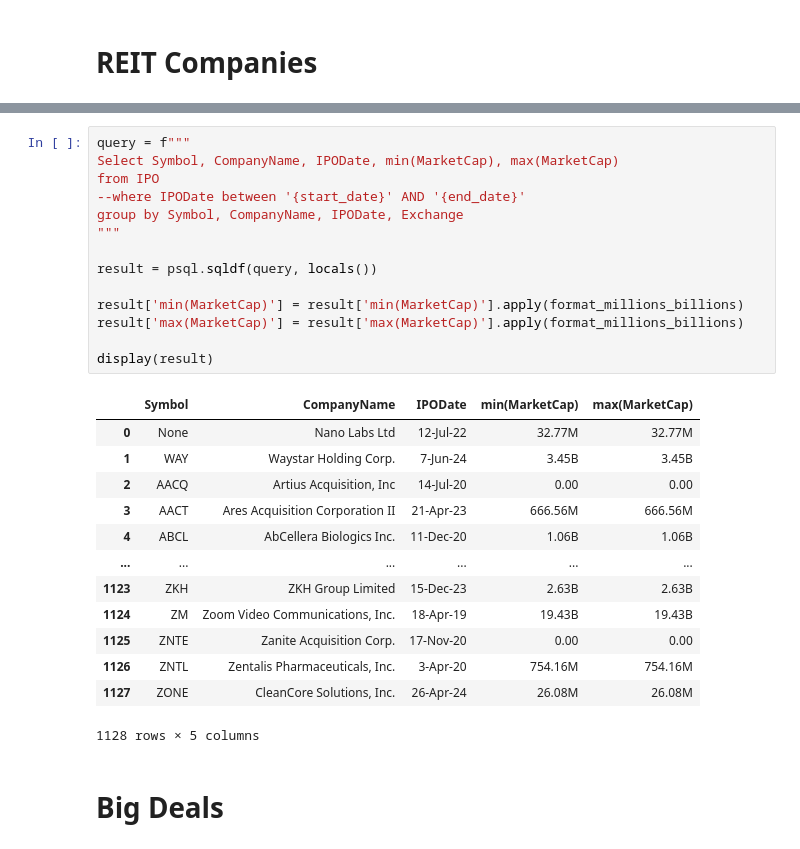
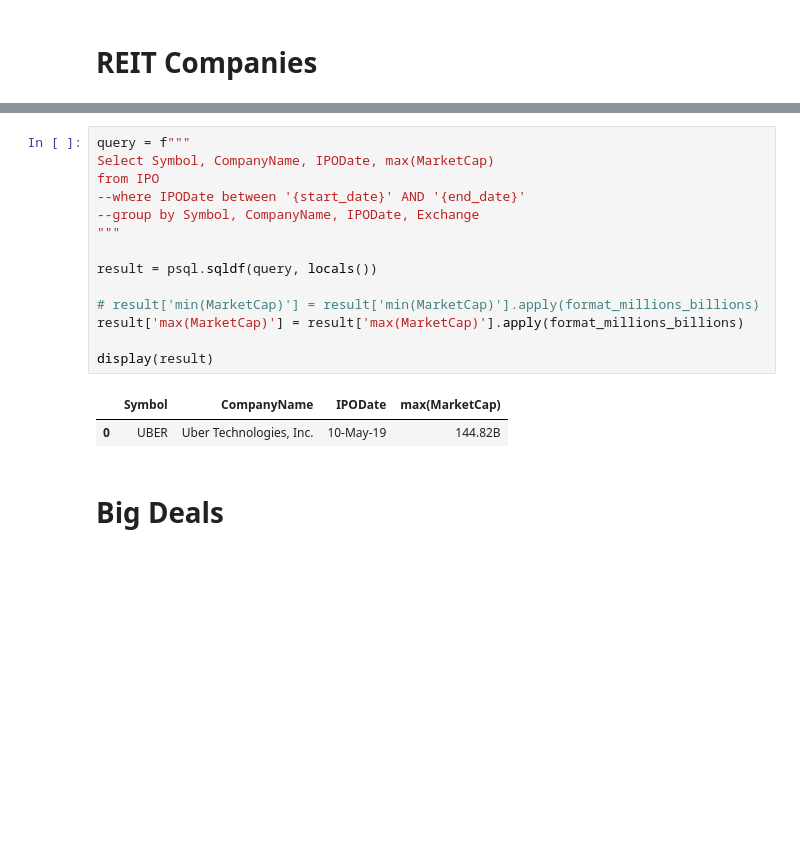
Before and after one commit to gavrilow/the-fremen, a Jupyter notebook: the-fremen.ipynb, the cells around one changed output, grey strips where cells are left out. Saved outputs shown, nothing was run; the diff lists cells and outputs as text; blank space fills up the shorter version.

```diff
--- a/the-fremen.ipynb
+++ b/the-fremen.ipynb
@@ -188,31 +177,20 @@ display(result)
 # %%
 query = f"""
-Select Symbol, CompanyName, IPODate, min(MarketCap), max(MarketCap)
+Select Symbol, CompanyName, IPODate, max(MarketCap)
 from IPO
 --where IPODate between '{start_date}' AND '{end_date}'
-group by Symbol, CompanyName, IPODate, Exchange
+--group by Symbol, CompanyName, IPODate, Exchange
 """
 
 result = psql.sqldf(query, locals())
 
-result['min(MarketCap)'] = result['min(MarketCap)'].apply(format_millions_billions)
+# result['min(MarketCap)'] = result['min(MarketCap)'].apply(format_millions_billions)
 result['max(MarketCap)'] = result['max(MarketCap)'].apply(format_millions_billions)
 
 display(result)
 # %% [output]
-|  | Symbol | CompanyName | IPODate | min(MarketCap) | max(MarketCap) |
-| 0 | None | Nano Labs Ltd | 12-Jul-22 | 32.77M | 32.77M |
-| 1 | WAY | Waystar Holding Corp. | 7-Jun-24 | 3.45B | 3.45B |
-| 2 | AACQ | Artius Acquisition, Inc | 14-Jul-20 | 0.00 | 0.00 |
-| 3 | AACT | Ares Acquisition Corporation II | 21-Apr-23 | 666.56M | 666.56M |
-| 4 | ABCL | AbCellera Biologics Inc. | 11-Dec-20 | 1.06B | 1.06B |
-| ... | ... | ... | ... | ... | ... |
-| 1123 | ZKH | ZKH Group Limited | 15-Dec-23 | 2.63B | 2.63B |
-| 1124 | ZM | Zoom Video Communications, Inc. | 18-Apr-19 | 19.43B | 19.43B |
-| 1125 | ZNTE | Zanite Acquisition Corp. | 17-Nov-20 | 0.00 | 0.00 |
-| 1126 | ZNTL | Zentalis Pharmaceuticals, Inc. | 3-Apr-20 | 754.16M | 754.16M |
-| 1127 | ZONE | CleanCore Solutions, Inc. | 26-Apr-24 | 26.08M | 26.08M |
+|  | Symbol | CompanyName | IPODate | max(MarketCap) |
+| 0 | UBER | Uber Technologies, Inc. | 10-May-19 | 144.82B |
-1128 rows × 5 columns
 # %% [markdown]
 # Big Deals
 # %%
```
Also changed, not shown: parts of 6 cells of this notebook.
